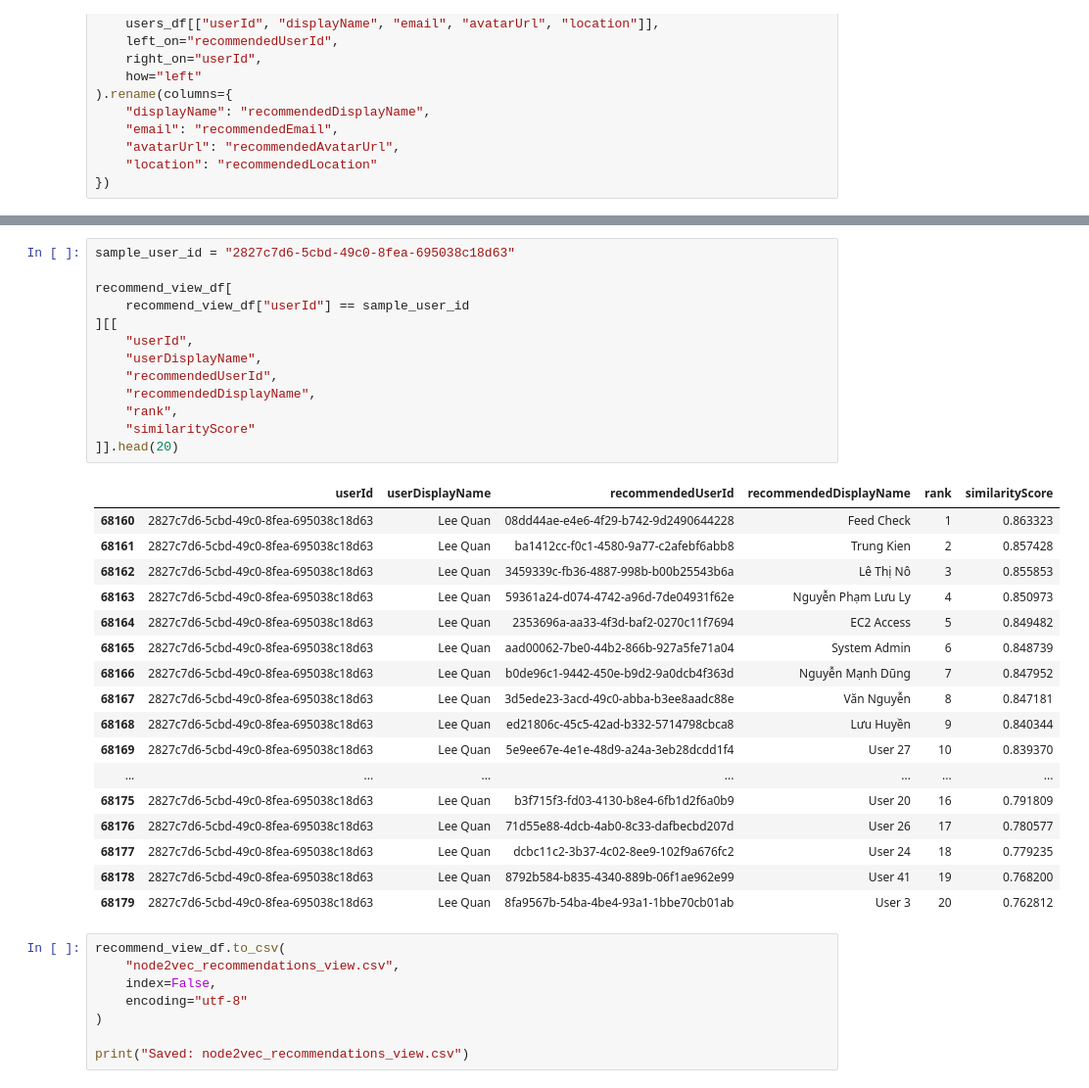
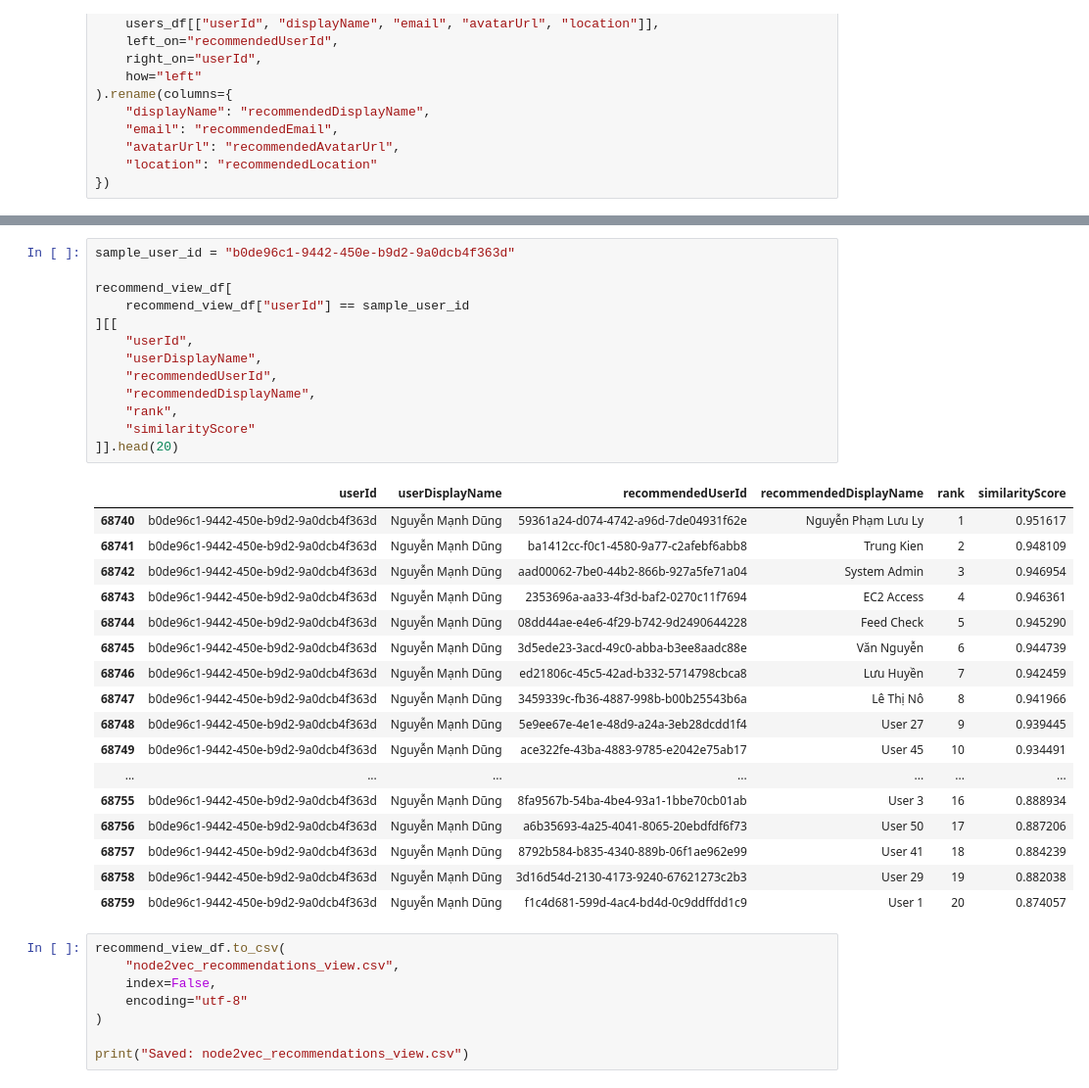
Before and after one commit to thinhmiut9/mangXaHoi_Edu, a Jupyter notebook: Data_Train_HeGoiY_Now/train_main.ipynb, the cells around one changed output, grey strips where cells are left out. Shown at 98% size. Drawn from its saved outputs; the diff is of its cells as text.

```diff
--- a/Data_Train_HeGoiY_Now/train_main.ipynb
+++ b/Data_Train_HeGoiY_Now/train_main.ipynb
@@ -326,36 +286,36 @@ recommend_view_df.head(20)
 | 18 | 07138d00-6a58-5657-9a3e-947ced97b680 | c04f0787-1c61-5849-8bd4-a72cf3b4373b | 19 | 0.835512 | Lê Phúc Duy | fb_1582@facebook-combined.local | NaN | ... |
 | 19 | 07138d00-6a58-5657-9a3e-947ced97b680 | 5551f6e8-07e3-5de8-b872-5090e9635eb0 | 20 | 0.832420 | Lê Phúc Duy | fb_1582@facebook-combined.local | NaN | ... |
 # %%
-sample_user_id = "2827c7d6-5cbd-49c0-8fea-695038c18d63"
+sample_user_id = "b0de96c1-9442-450e-b9d2-9a0dcb4f363d"
 
 recommend_view_df[
     recommend_view_df["userId"] == sample_user_id
 ][[
     "userId",
     "userDisplayName",
     "recommendedUserId",
     "recommendedDisplayName",
     "rank",
     "similarityScore"
 ]].head(20)
 # %% [output]
 |  | userId | userDisplayName | recommendedUserId | recommendedDisplayName | rank | similarityScore |
-| 68160 | 2827c7d6-5cbd-49c0-8fea-695038c18d63 | Lee Quan | 08dd44ae-e4e6-4f29-b742-9d2490644228 | Feed Check | 1 | 0.863323 |
-| 68161 | 2827c7d6-5cbd-49c0-8fea-695038c18d63 | Lee Quan | ba1412cc-f0c1-4580-9a77-c2afebf6abb8 | Trung Kien | 2 | 0.857428 |
-| 68162 | 2827c7d6-5cbd-49c0-8fea-695038c18d63 | Lee Quan | 3459339c-fb36-4887-998b-b00b25543b6a | Lê Thị Nô | 3 | 0.855853 |
-| 68163 | 2827c7d6-5cbd-49c0-8fea-695038c18d63 | Lee Quan | 59361a24-d074-4742-a96d-7de04931f62e | Nguyễn Phạm Lưu Ly | 4 | 0.850973 |
-| 68164 | 2827c7d6-5cbd-49c0-8fea-695038c18d63 | Lee Quan | 2353696a-aa33-4f3d-baf2-0270c11f7694 | EC2 Access | 5 | 0.849482 |
-| 68165 | 2827c7d6-5cbd-49c0-8fea-695038c18d63 | Lee Quan | aad00062-7be0-44b2-866b-927a5fe71a04 | System Admin | 6 | 0.848739 |
-| 68166 | 2827c7d6-5cbd-49c0-8fea-695038c18d63 | Lee Quan | b0de96c1-9442-450e-b9d2-9a0dcb4f363d | Nguyễn Mạnh Dũng | 7 | 0.847952 |
-| 68167 | 2827c7d6-5cbd-49c0-8fea-695038c18d63 | Lee Quan | 3d5ede23-3acd-49c0-abba-b3ee8aadc88e | Văn Nguyễn | 8 | 0.847181 |
-| 68168 | 2827c7d6-5cbd-49c0-8fea-695038c18d63 | Lee Quan | ed21806c-45c5-42ad-b332-5714798cbca8 | Lưu Huyền | 9 | 0.840344 |
-| 68169 | 2827c7d6-5cbd-49c0-8fea-695038c18d63 | Lee Quan | 5e9ee67e-4e1e-48d9-a24a-3eb28dcdd1f4 | User 27 | 10 | 0.839370 |
+| 68740 | b0de96c1-9442-450e-b9d2-9a0dcb4f363d | Nguyễn Mạnh Dũng | 59361a24-d074-4742-a96d-7de04931f62e | Nguyễn Phạm Lưu Ly | 1 | 0.951617 |
+| 68741 | b0de96c1-9442-450e-b9d2-9a0dcb4f363d | Nguyễn Mạnh Dũng | ba1412cc-f0c1-4580-9a77-c2afebf6abb8 | Trung Kien | 2 | 0.948109 |
+| 68742 | b0de96c1-9442-450e-b9d2-9a0dcb4f363d | Nguyễn Mạnh Dũng | aad00062-7be0-44b2-866b-927a5fe71a04 | System Admin | 3 | 0.946954 |
+| 68743 | b0de96c1-9442-450e-b9d2-9a0dcb4f363d | Nguyễn Mạnh Dũng | 2353696a-aa33-4f3d-baf2-0270c11f7694 | EC2 Access | 4 | 0.946361 |
+| 68744 | b0de96c1-9442-450e-b9d2-9a0dcb4f363d | Nguyễn Mạnh Dũng | 08dd44ae-e4e6-4f29-b742-9d2490644228 | Feed Check | 5 | 0.945290 |
+| 68745 | b0de96c1-9442-450e-b9d2-9a0dcb4f363d | Nguyễn Mạnh Dũng | 3d5ede23-3acd-49c0-abba-b3ee8aadc88e | Văn Nguyễn | 6 | 0.944739 |
+| 68746 | b0de96c1-9442-450e-b9d2-9a0dcb4f363d | Nguyễn Mạnh Dũng | ed21806c-45c5-42ad-b332-5714798cbca8 | Lưu Huyền | 7 | 0.942459 |
+| 68747 | b0de96c1-9442-450e-b9d2-9a0dcb4f363d | Nguyễn Mạnh Dũng | 3459339c-fb36-4887-998b-b00b25543b6a | Lê Thị Nô | 8 | 0.941966 |
+| 68748 | b0de96c1-9442-450e-b9d2-9a0dcb4f363d | Nguyễn Mạnh Dũng | 5e9ee67e-4e1e-48d9-a24a-3eb28dcdd1f4 | User 27 | 9 | 0.939445 |
+| 68749 | b0de96c1-9442-450e-b9d2-9a0dcb4f363d | Nguyễn Mạnh Dũng | ace322fe-43ba-4883-9785-e2042e75ab17 | User 45 | 10 | 0.934491 |
 | ... | ... | ... | ... | ... | ... | ... |
-| 68175 | 2827c7d6-5cbd-49c0-8fea-695038c18d63 | Lee Quan | b3f715f3-fd03-4130-b8e4-6fb1d2f6a0b9 | User 20 | 16 | 0.791809 |
-| 68176 | 2827c7d6-5cbd-49c0-8fea-695038c18d63 | Lee Quan | 71d55e88-4dcb-4ab0-8c33-dafbecbd207d | User 26 | 17 | 0.780577 |
-| 68177 | 2827c7d6-5cbd-49c0-8fea-695038c18d63 | Lee Quan | dcbc11c2-3b37-4c02-8ee9-102f9a676fc2 | User 24 | 18 | 0.779235 |
-| 68178 | 2827c7d6-5cbd-49c0-8fea-695038c18d63 | Lee Quan | 8792b584-b835-4340-889b-06f1ae962e99 | User 41 | 19 | 0.768200 |
-| 68179 | 2827c7d6-5cbd-49c0-8fea-695038c18d63 | Lee Quan | 8fa9567b-54ba-4be4-93a1-1bbe70cb01ab | User 3 | 20 | 0.762812 |
+| 68755 | b0de96c1-9442-450e-b9d2-9a0dcb4f363d | Nguyễn Mạnh Dũng | 8fa9567b-54ba-4be4-93a1-1bbe70cb01ab | User 3 | 16 | 0.888934 |
+| 68756 | b0de96c1-9442-450e-b9d2-9a0dcb4f363d | Nguyễn Mạnh Dũng | a6b35693-4a25-4041-8065-20ebdfdf6f73 | User 50 | 17 | 0.887206 |
+| 68757 | b0de96c1-9442-450e-b9d2-9a0dcb4f363d | Nguyễn Mạnh Dũng | 8792b584-b835-4340-889b-06f1ae962e99 | User 41 | 18 | 0.884239 |
+| 68758 | b0de96c1-9442-450e-b9d2-9a0dcb4f363d | Nguyễn Mạnh Dũng | 3d16d54d-2130-4173-9240-67621273c2b3 | User 29 | 19 | 0.882038 |
+| 68759 | b0de96c1-9442-450e-b9d2-9a0dcb4f363d | Nguyễn Mạnh Dũng | f1c4d681-599d-4ac4-bd4d-0c9ddffdd1c9 | User 1 | 20 | 0.874057 |
 # %%
 recommend_view_df.to_csv(
     "node2vec_recommendations_view.csv",
```
Also changed, not shown: parts of 3 cells of this notebook, 25 other files.
